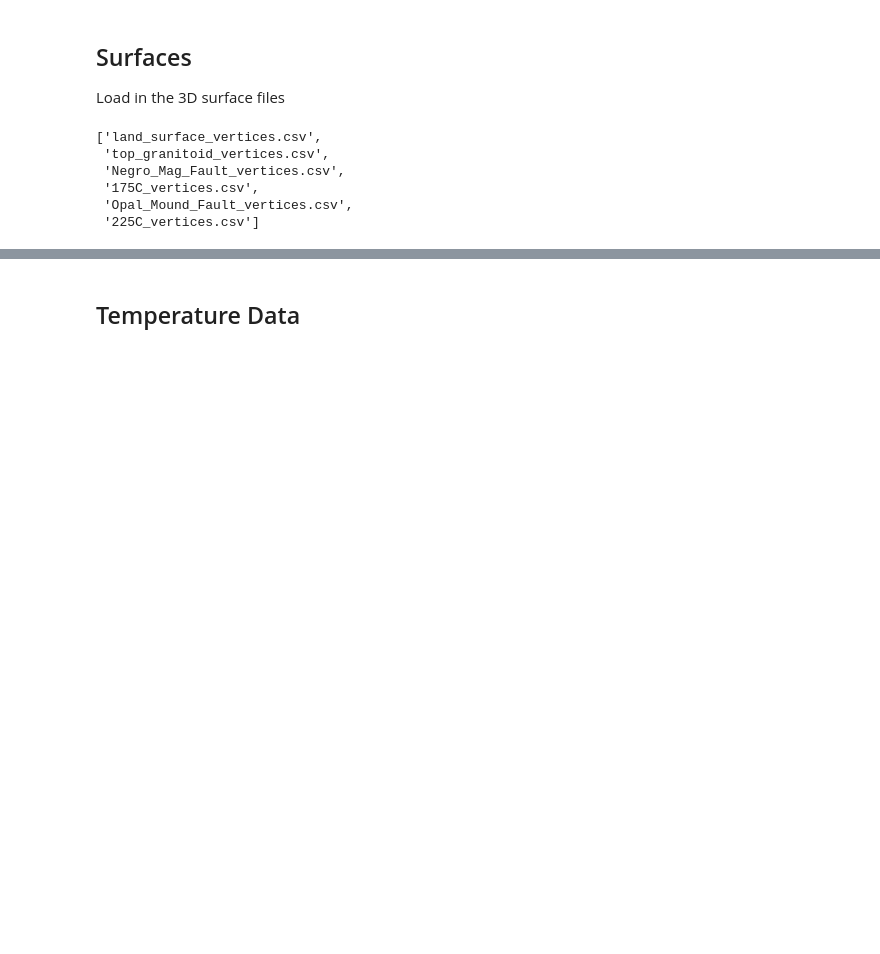
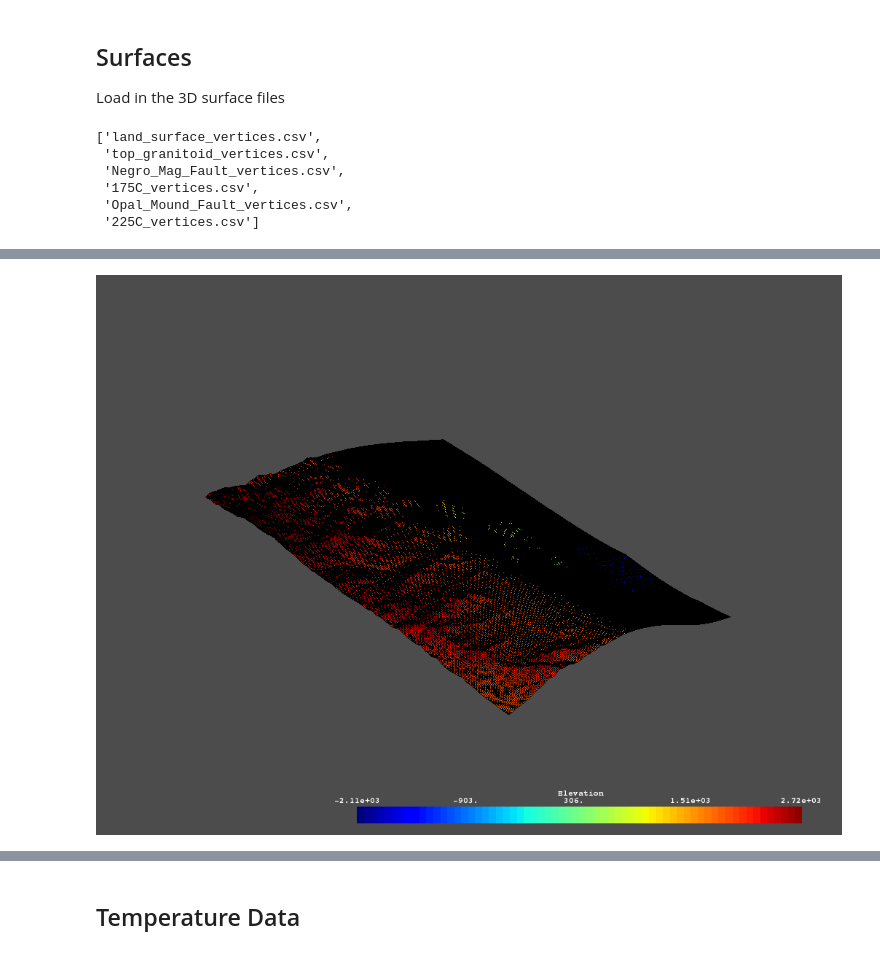
Before and after one commit to OpenGeoVis/GeothermalDesignChallenge, a Jupyter notebook: codebooks/File IO.ipynb, the cells around one changed output, grey strips where cells are left out. Drawn from its saved outputs; the diff is of its cells as text; code cells hidden in the pictures; blank space fills up the shorter version.

```diff
--- a/codebooks/File IO.ipynb
+++ b/codebooks/File IO.ipynb
@@ -85,0 +91,4 @@ surfaces.plot(notebook=True, showedges=False)
+# %%
+surfaces['top_granitoid'].plot()#.save('top_granitoid.vtk')
+# %% [output]
+[figure, added]
```
Also changed, not shown: parts of 4 cells of this notebook.
